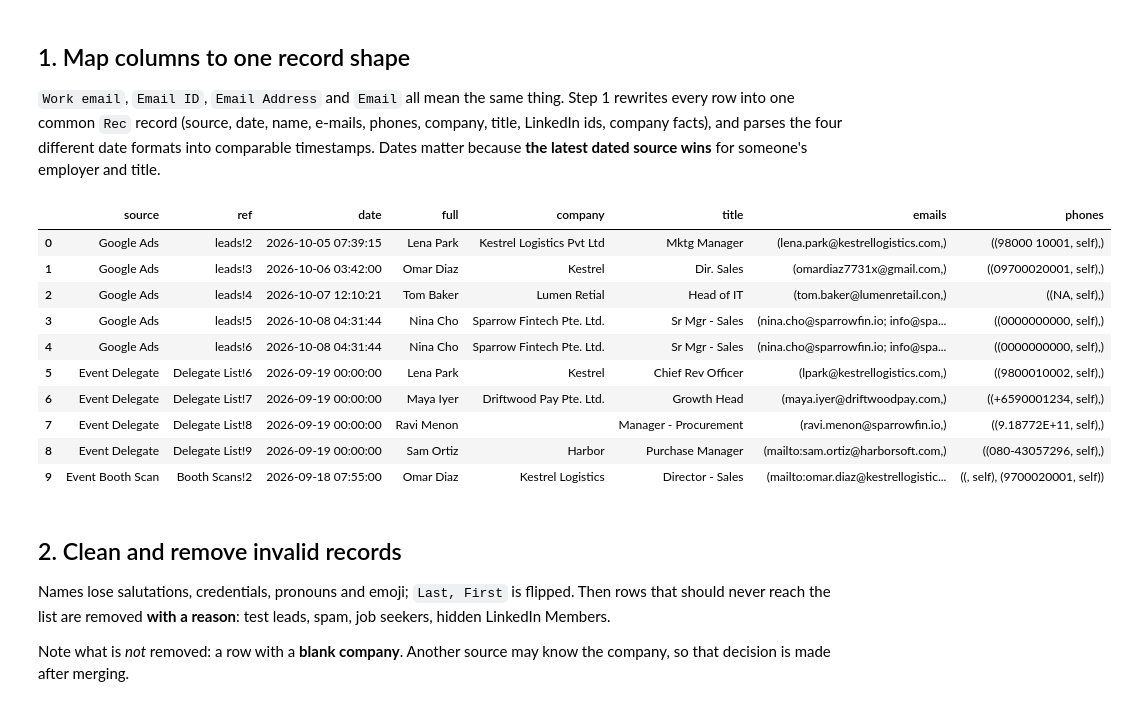
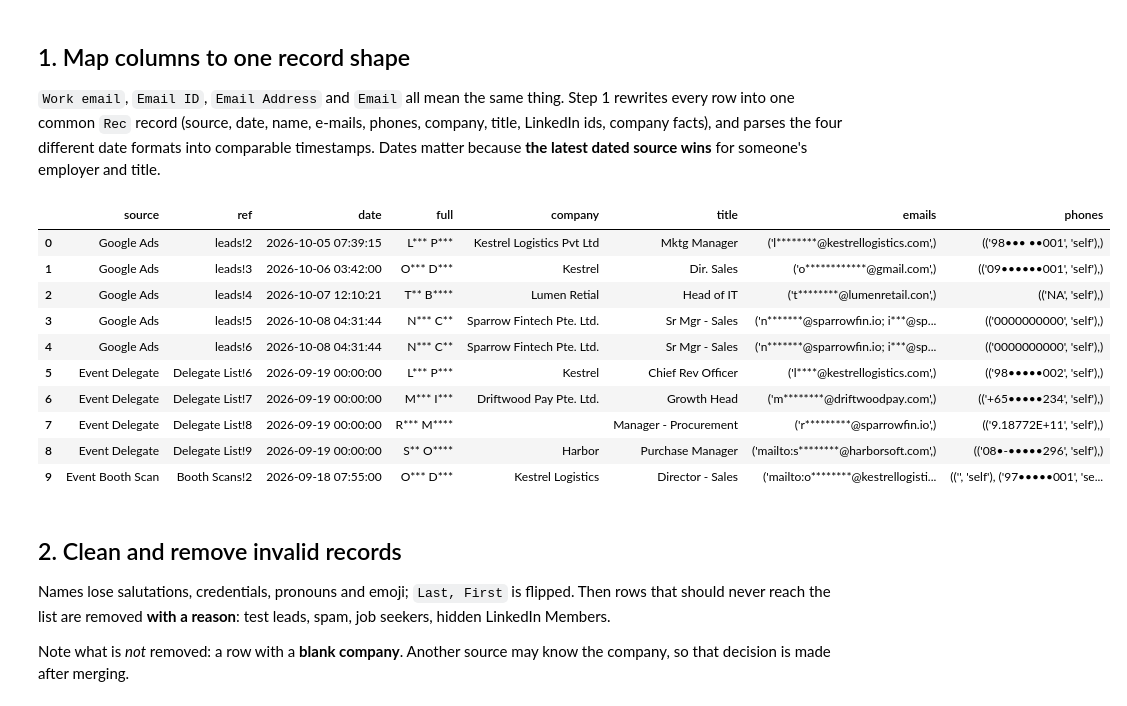
Before and after one commit to backend-bytes127/gtm-engineering-learning-series, a Jupyter notebook: projects/02-contact-list-merge/notebooks/walkthrough.ipynb, the cells around one changed output. Drawn from its saved outputs; the diff is of its cells as text; code cells hidden in the pictures.

```diff
--- a/projects/02-contact-list-merge/notebooks/walkthrough.ipynb
+++ b/projects/02-contact-list-merge/notebooks/walkthrough.ipynb
@@ -112,21 +184,20 @@ plt.show()
 different date formats into comparable timestamps. Dates matter because **the latest dated source wins** for someone's
 employer and title.
 # %%
-kept, removed = load_all(DATA)
 records = pd.DataFrame([dataclasses.asdict(r) for r in kept])
-records[["source", "ref", "date", "full", "company", "title", "emails", "phones"]].head(10)
+view(records[["source", "ref", "date", "full", "company", "title", "emails", "phones"]].head(10))
 # %% [output]
 |  | source | ref | date | full | company | title | emails | phones |
-| 0 | Google Ads | leads!2 | 2026-10-05 07:39:15 | Lena Park | Kestrel Logistics Pvt Ltd | Mktg Manager | (lena.park@kestrellogistics.com,) | ((98000 10001, self),) |
-| 1 | Google Ads | leads!3 | 2026-10-06 03:42:00 | Omar Diaz | Kestrel | Dir. Sales | (omardiaz7731x@gmail.com,) | ((09700020001, self),) |
-| 2 | Google Ads | leads!4 | 2026-10-07 12:10:21 | Tom Baker | Lumen Retial | Head of IT | (tom.baker@lumenretail.con,) | ((NA, self),) |
-| 3 | Google Ads | leads!5 | 2026-10-08 04:31:44 | Nina Cho | Sparrow Fintech Pte. Ltd. | Sr Mgr - Sales | (nina.cho@sparrowfin.io; info@spa... | ((0000000000, self),) |
-| 4 | Google Ads | leads!6 | 2026-10-08 04:31:44 | Nina Cho | Sparrow Fintech Pte. Ltd. | Sr Mgr - Sales | (nina.cho@sparrowfin.io; info@spa... | ((0000000000, self),) |
-| 5 | Event Delegate | Delegate List!6 | 2026-09-19 00:00:00 | Lena Park | Kestrel | Chief Rev Officer | (lpark@kestrellogistics.com,) | ((9800010002, self),) |
-| 6 | Event Delegate | Delegate List!7 | 2026-09-19 00:00:00 | Maya Iyer | Driftwood Pay Pte. Ltd. | Growth Head | (maya.iyer@driftwoodpay.com,) | ((+6590001234, self),) |
-| 7 | Event Delegate | Delegate List!8 | 2026-09-19 00:00:00 | Ravi Menon |  | Manager - Procurement | (ravi.menon@sparrowfin.io,) | ((9.18772E+11, self),) |
-| 8 | Event Delegate | Delegate List!9 | 2026-09-19 00:00:00 | Sam Ortiz | Harbor | Purchase Manager | (mailto:sam.ortiz@harborsoft.com,) | ((080-43057296, self),) |
-| 9 | Event Booth Scan | Booth Scans!2 | 2026-09-18 07:55:00 | Omar Diaz | Kestrel Logistics | Director - Sales | (mailto:omar.diaz@kestrellogistic... | ((, self), (9700020001, self)) |
+| 0 | Google Ads | leads!2 | 2026-10-05 07:39:15 | L*** P*** | Kestrel Logistics Pvt Ltd | Mktg Manager | ('l********@kestrellogistics.com',) | (('98••• ••001', 'self'),) |
+| 1 | Google Ads | leads!3 | 2026-10-06 03:42:00 | O*** D*** | Kestrel | Dir. Sales | ('o************@gmail.com',) | (('09••••••001', 'self'),) |
+| 2 | Google Ads | leads!4 | 2026-10-07 12:10:21 | T** B**** | Lumen Retial | Head of IT | ('t********@lumenretail.con',) | (('NA', 'self'),) |
+| 3 | Google Ads | leads!5 | 2026-10-08 04:31:44 | N*** C** | Sparrow Fintech Pte. Ltd. | Sr Mgr - Sales | ('n*******@sparrowfin.io; i***@sp... | (('0000000000', 'self'),) |
+| 4 | Google Ads | leads!6 | 2026-10-08 04:31:44 | N*** C** | Sparrow Fintech Pte. Ltd. | Sr Mgr - Sales | ('n*******@sparrowfin.io; i***@sp... | (('0000000000', 'self'),) |
+| 5 | Event Delegate | Delegate List!6 | 2026-09-19 00:00:00 | L*** P*** | Kestrel | Chief Rev Officer | ('l****@kestrellogistics.com',) | (('98•••••002', 'self'),) |
+| 6 | Event Delegate | Delegate List!7 | 2026-09-19 00:00:00 | M*** I*** | Driftwood Pay Pte. Ltd. | Growth Head | ('m********@driftwoodpay.com',) | (('+65•••••234', 'self'),) |
+| 7 | Event Delegate | Delegate List!8 | 2026-09-19 00:00:00 | R*** M**** |  | Manager - Procurement | ('r*********@sparrowfin.io',) | (('9.18772E+11', 'self'),) |
+| 8 | Event Delegate | Delegate List!9 | 2026-09-19 00:00:00 | S** O**** | Harbor | Purchase Manager | ('mailto:s********@harborsoft.com',) | (('08•-•••••296', 'self'),) |
+| 9 | Event Booth Scan | Booth Scans!2 | 2026-09-18 07:55:00 | O*** D*** | Kestrel Logistics | Director - Sales | ('mailto:o********@kestrellogisti... | (('', 'self'), ('97•••••001', 'se... |
 # %% [markdown]
 ## 2. Clean and remove invalid records
 
```
Also changed, not shown: parts of 16 cells of this notebook, 8 other files.
